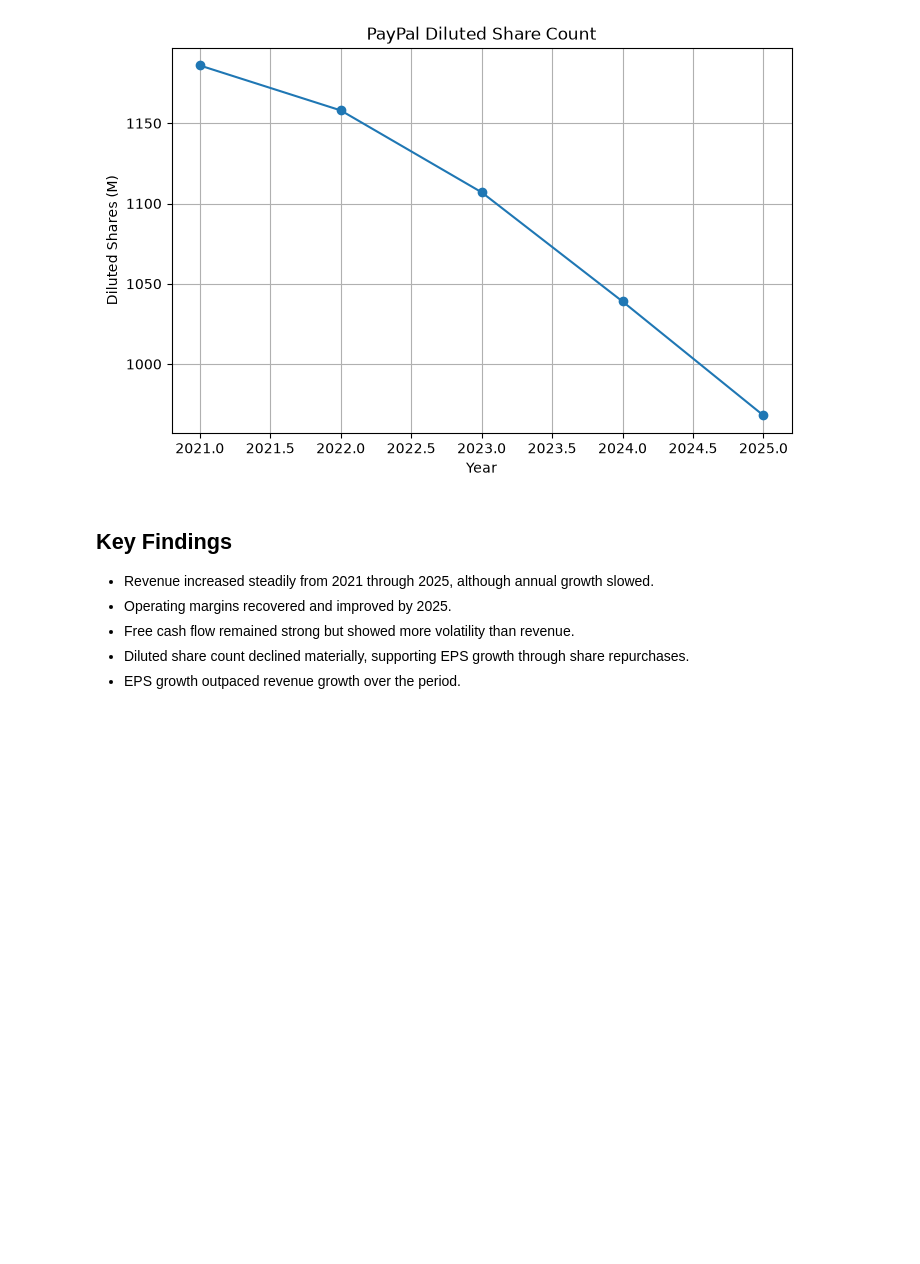
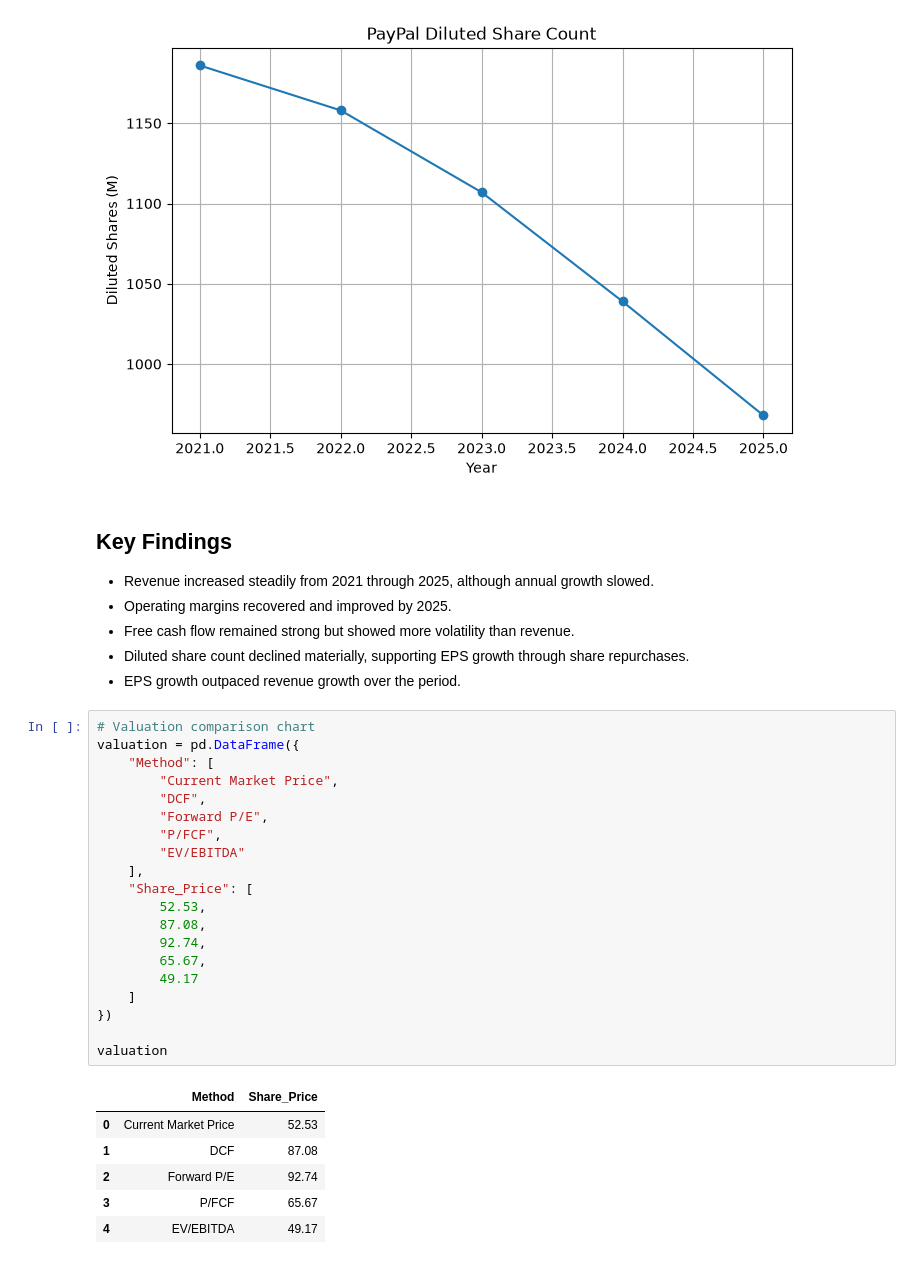
Before and after one commit to miahaa/paypal-equity-valuation, a Jupyter notebook: analysis/paypal_financial_analysis.ipynb, the cells around one changed output. Cells and saved outputs as stored; diff of their text form; blank space fills up the shorter version.

```diff
--- a/analysis/paypal_financial_analysis.ipynb
+++ b/analysis/paypal_financial_analysis.ipynb
@@ -90,3 +90,30 @@ plt.show()
 - Free cash flow remained strong but showed more volatility than revenue.
 - Diluted share count declined materially, supporting EPS growth through share repurchases.
 - EPS growth outpaced revenue growth over the period.
+# %%
+# Valuation comparison chart
+valuation = pd.DataFrame({
+    "Method": [
+        "Current Market Price",
+        "DCF",
+        "Forward P/E",
+        "P/FCF",
+        "EV/EBITDA"
+    ],
+    "Share_Price": [
+        52.53,
+        87.08,
+        92.74,
+        65.67,
+        49.17
+    ]
+})
+
+valuation
+# %% [output]
+|  | Method | Share_Price |
+| 0 | Current Market Price | 52.53 |
+| 1 | DCF | 87.08 |
+| 2 | Forward P/E | 92.74 |
+| 3 | P/FCF | 65.67 |
+| 4 | EV/EBITDA | 49.17 |
```
Also changed, not shown: parts of 2 cells of this notebook.
